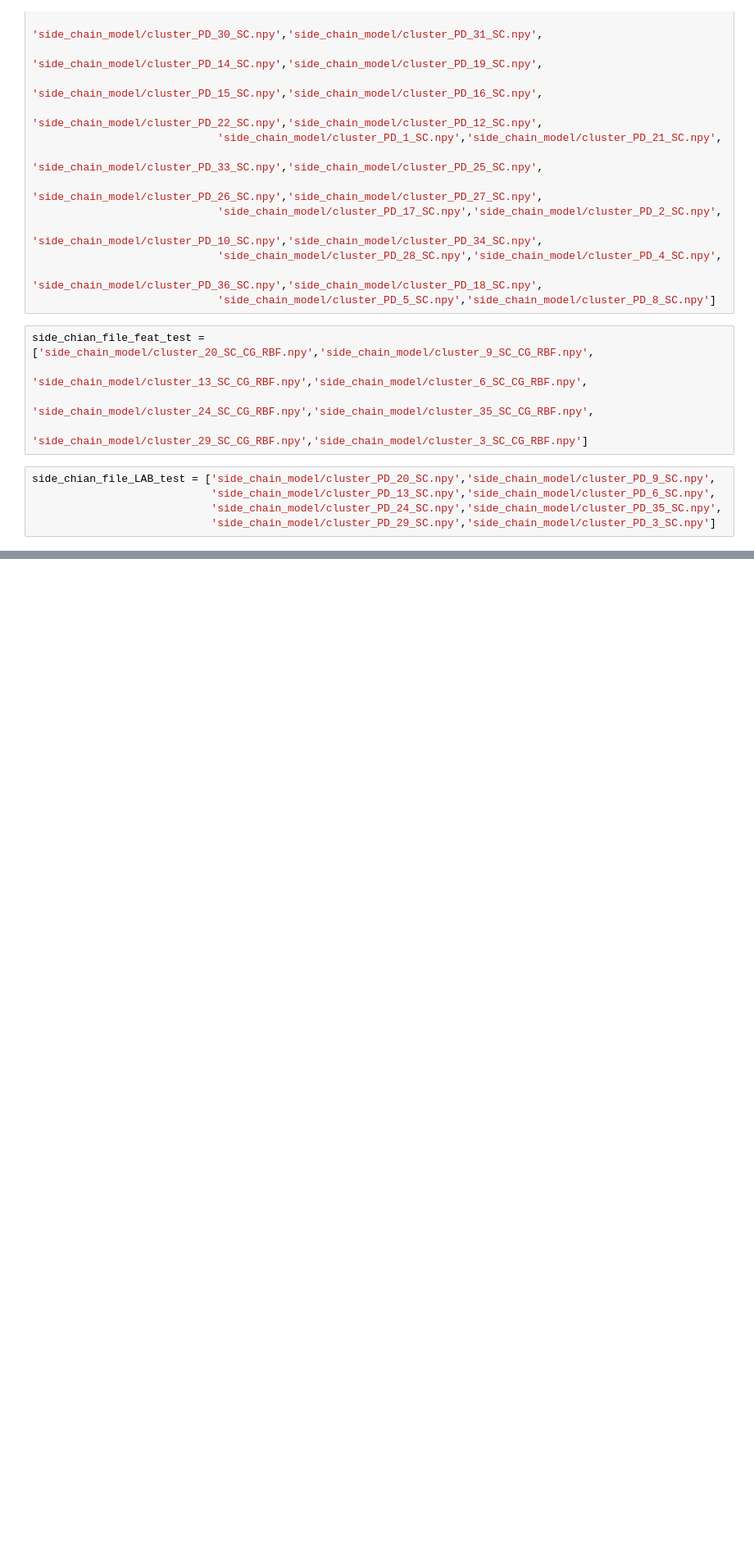
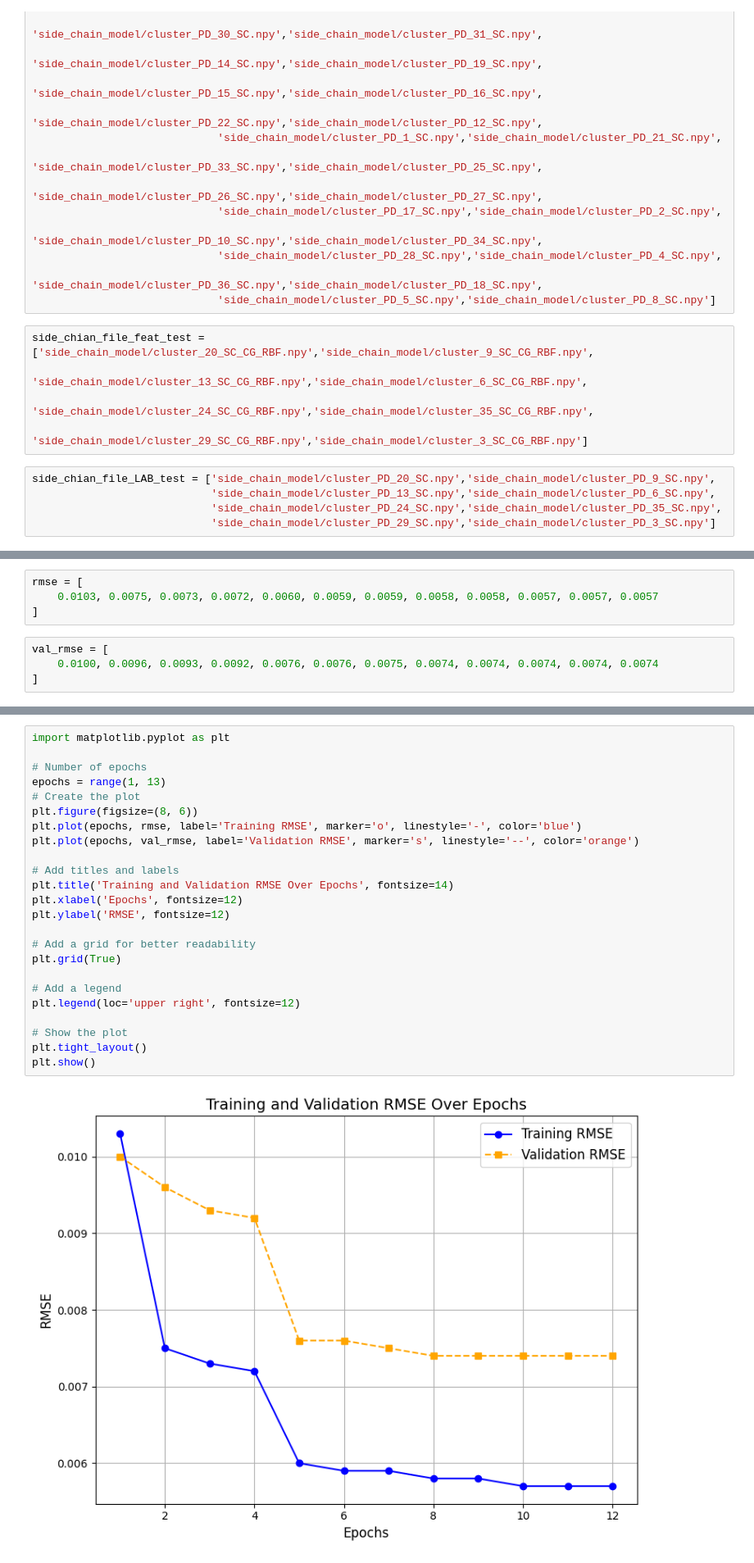
Before and after one commit to A-Hareed/BackMapNet, a Jupyter notebook: coordinate_pred.ipynb, the cells around one changed output, grey strips where cells are left out. Shown at 82% size. Saved outputs shown, nothing was run; the diff lists cells and outputs as text; blank space fills up the shorter version.

```diff
--- a/coordinate_pred.ipynb
+++ b/coordinate_pred.ipynb
@@ -1875,0 +3064,8 @@ side_chian_file_LAB_test = ['side_chain_model/cluster_PD_20_SC.npy','side_chain_
+# %%
+rmse = [
+    0.0103, 0.0075, 0.0073, 0.0072, 0.0060, 0.0059, 0.0059, 0.0058, 0.0058, 0.0057, 0.0057, 0.0057
+]
+# %%
+val_rmse = [
+    0.0100, 0.0096, 0.0093, 0.0092, 0.0076, 0.0076, 0.0075, 0.0074, 0.0074, 0.0074, 0.0074, 0.0074
+]
@@ -1875,0 +3076,26 @@ side_chian_file_LAB_test = ['side_chain_model/cluster_PD_20_SC.npy','side_chain_
+# %%
+import matplotlib.pyplot as plt
+
+# Number of epochs
+epochs = range(1, 13)
+# Create the plot
+plt.figure(figsize=(8, 6))
+plt.plot(epochs, rmse, label='Training RMSE', marker='o', linestyle='-', color='blue')
+plt.plot(epochs, val_rmse, label='Validation RMSE', marker='s', linestyle='--', color='orange')
+
+# Add titles and labels
+plt.title('Training and Validation RMSE Over Epochs', fontsize=14)
+plt.xlabel('Epochs', fontsize=12)
+plt.ylabel('RMSE', fontsize=12)
+
+# Add a grid for better readability
+plt.grid(True)
+
+# Add a legend
+plt.legend(loc='upper right', fontsize=12)
+
+# Show the plot
+plt.tight_layout()
+plt.show()
+# %% [output]
+[figure, added]
```
Also changed, not shown: parts of 56 cells of this notebook, 2 other files.
